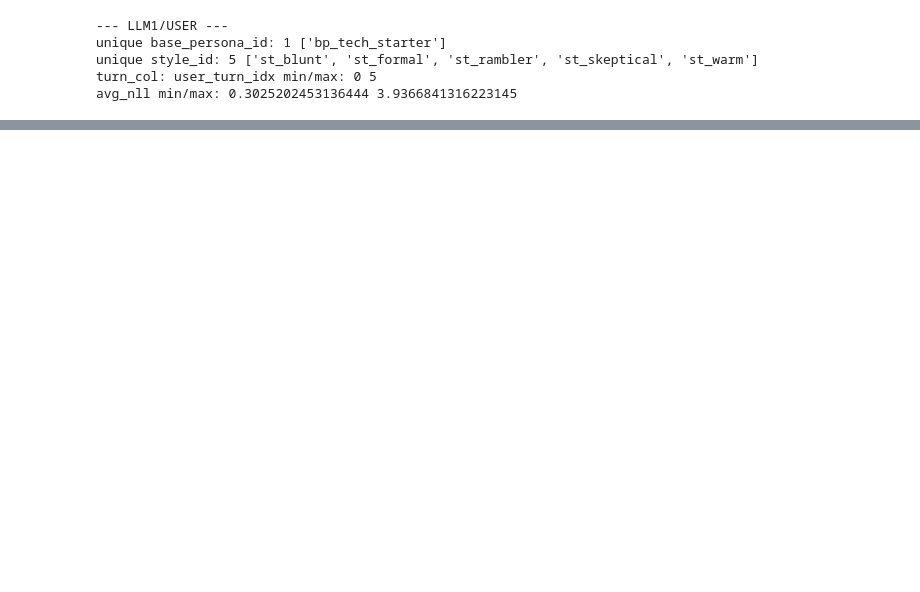
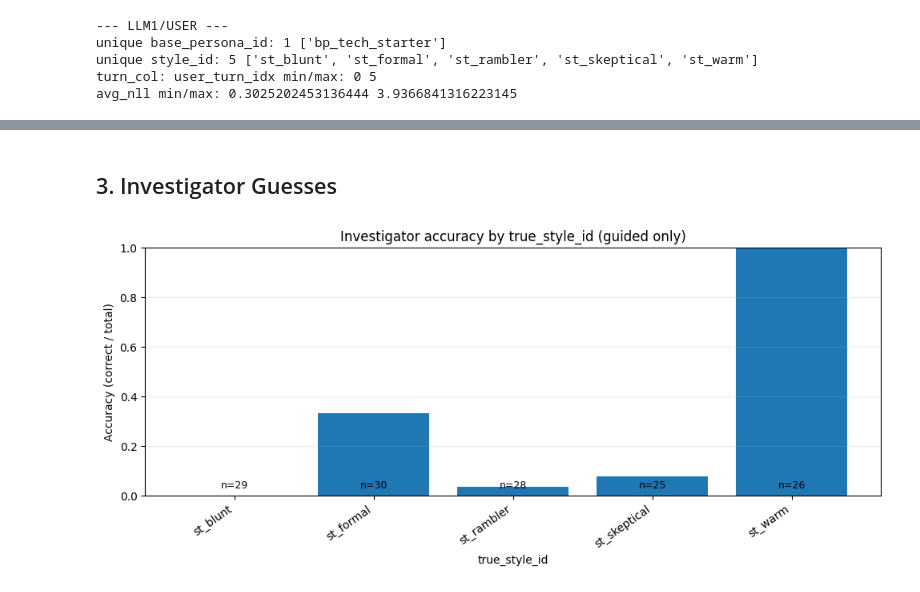
Before and after one commit to emmacristinamora/llm-wm, a Jupyter notebook: llm-vs-llm/notebooks/01_plot_nll_by_turn.ipynb, the cells around one changed output, grey strips where cells are left out. Saved outputs shown, nothing was run; the diff lists cells and outputs as text; code cells hidden in the pictures; blank space fills up the shorter version.

```diff
--- a/llm-vs-llm/notebooks/01_plot_nll_by_turn.ipynb
+++ b/llm-vs-llm/notebooks/01_plot_nll_by_turn.ipynb
@@ -179,0 +395,6 @@ for st in sorted(df_u["style_id"].unique()):
+# %% [markdown]
+## 3. Investigator Guesses
+# %%
+plot_investigator_accuracy_bar(investigator_guesses, group_col="true_style_id")
+# %% [output]
+[figure, added]
```
Also changed, not shown: parts of 16 cells of this notebook, 5 other files.
